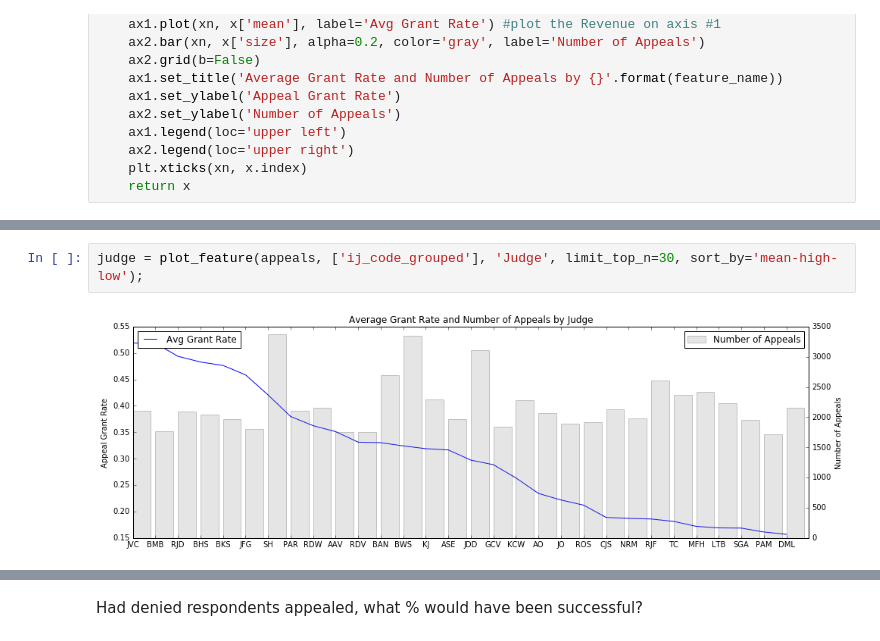
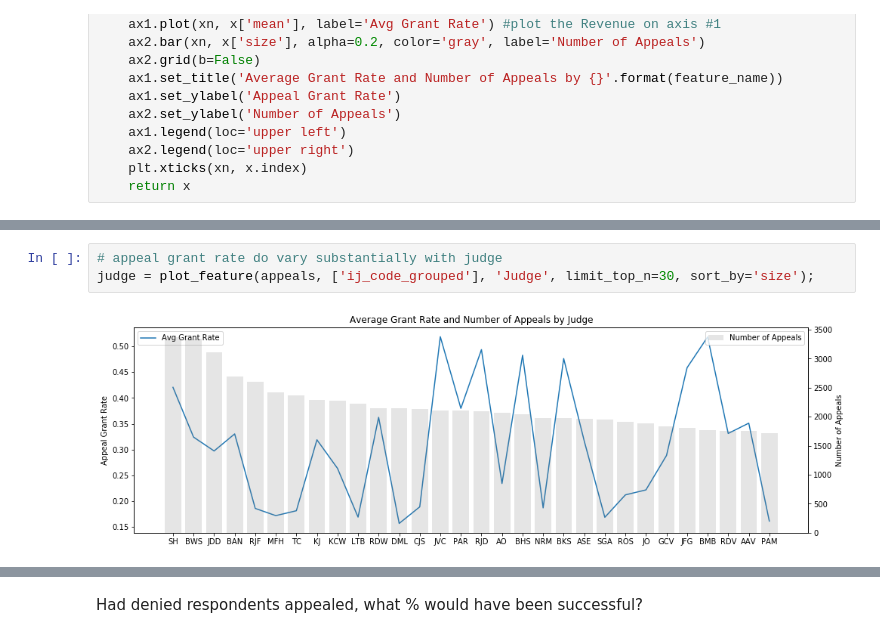
Before and after one commit to colinandrus/ml_course_project, a Jupyter notebook: notebooks/data_and_model_analysis.ipynb, the cells around one changed output, grey strips where cells are left out. Saved outputs shown, nothing was run; the diff lists cells and outputs as text.

```diff
--- a/notebooks/data_and_model_analysis.ipynb
+++ b/notebooks/data_and_model_analysis.ipynb
@@ -138,7 +144,8 @@ appeal_year_month = plot_feature(appeals, ['datAppealFiled_year_month'], 'Appeal
 # %%
-judge = plot_feature(appeals, ['ij_code_grouped'], 'Judge', limit_top_n=30, sort_by='mean-high-low');
+# appeal grant rate do vary substantially with judge
+judge = plot_feature(appeals, ['ij_code_grouped'], 'Judge', limit_top_n=30, sort_by='size');
 # %% [output]
-[figure, old version]
+[figure, new version]
 # %%
 nat = plot_feature(appeals, ['nat_grouped'], 'Nationality', limit_top_n=10, sort_by='size');
 # %% [output]
```
Also changed, not shown: parts of 55 cells of this notebook.
